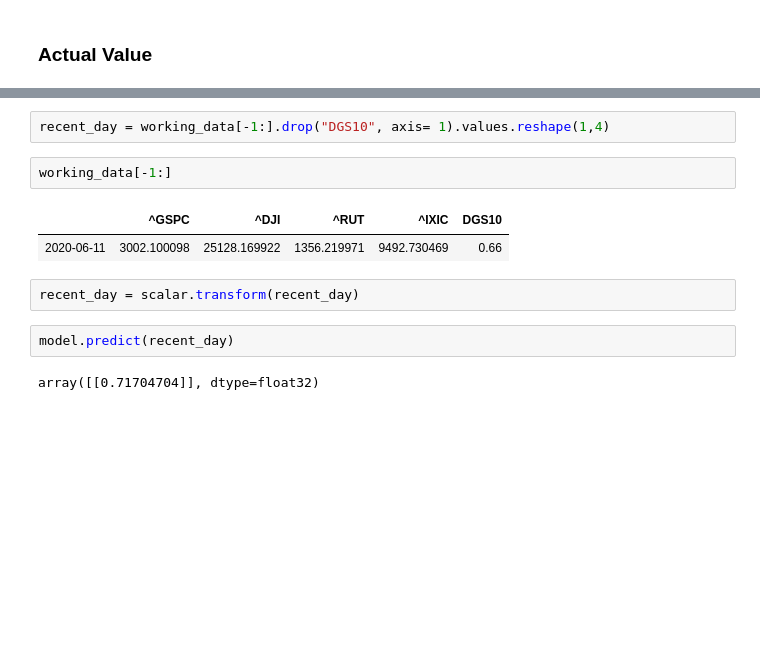
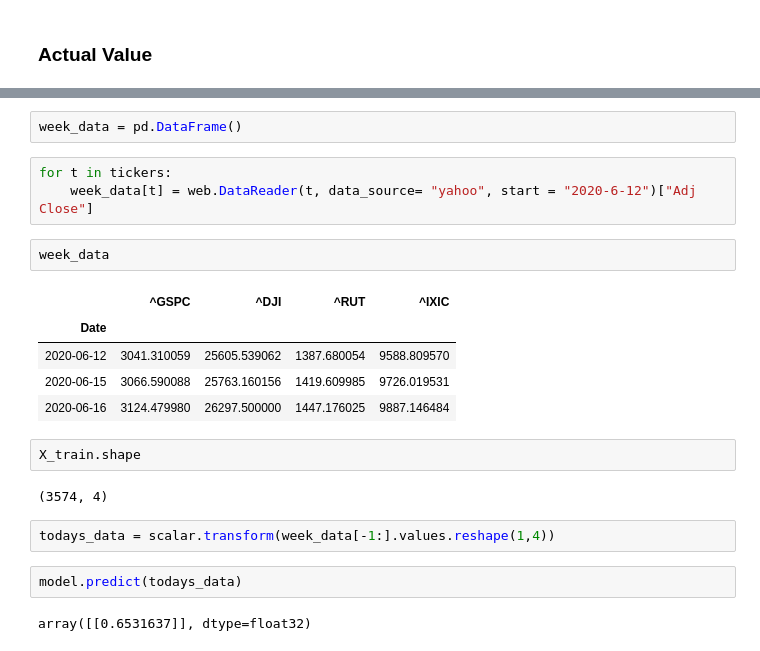
Before and after one commit to Berkat0789/Portfolio, a Jupyter notebook: Economics/10 year Treasury Rate vs Market Indices /US 10 year treasury constant maturity rate vs the market indices .ipynb, the cells around one changed output, grey strips where cells are left out. Drawn from its saved outputs; the diff is of its cells as text; blank space fills up the shorter version.

Commit message:
10 year treasury model

```diff
--- a/Economics/10 year Treasury Rate vs Market Indices /US 10 year treasury constant maturity rate vs the market indices .ipynb
+++ b/Economics/10 year Treasury Rate vs Market Indices /US 10 year treasury constant maturity rate vs the market indices .ipynb
@@ -290,13 +285,23 @@ Timestamp('2020-06-11 00:00:00')
+# %%
+week_data = pd.DataFrame()
+# %%
+for t in tickers:
+    week_data[t] = web.DataReader(t, data_source= "yahoo", start = "2020-6-12")["Adj Close"]
+# %%
+week_data
+# %% [output]
+|  | ^GSPC | ^DJI | ^RUT | ^IXIC |
+| Date |  |  |  |  |
+| 2020-06-12 | 3041.310059 | 25605.539062 | 1387.680054 | 9588.809570 |
+| 2020-06-15 | 3066.590088 | 25763.160156 | 1419.609985 | 9726.019531 |
+| 2020-06-16 | 3124.479980 | 26297.500000 | 1447.176025 | 9887.146484 |
+# %%
+X_train.shape
+# %% [output]
+(3574, 4)
 # %%
-recent_day = working_data[-1:].drop("DGS10", axis= 1).values.reshape(1,4)
+todays_data = scalar.transform(week_data[-1:].values.reshape(1,4))
-# %%
-working_data[-1:]
-# %% [output]
-|  | ^GSPC | ^DJI | ^RUT | ^IXIC | DGS10 |
-| 2020-06-11 | 3002.100098 | 25128.169922 | 1356.219971 | 9492.730469 | 0.66 |
-# %%
-recent_day = scalar.transform(recent_day)
 # %%
-model.predict(recent_day)
+model.predict(todays_data)
 # %% [output]
-array([[0.71704704]], dtype=float32)
+array([[0.6531637]], dtype=float32)
```
Also changed, not shown: parts of 17 cells of this notebook, 2 other files.
